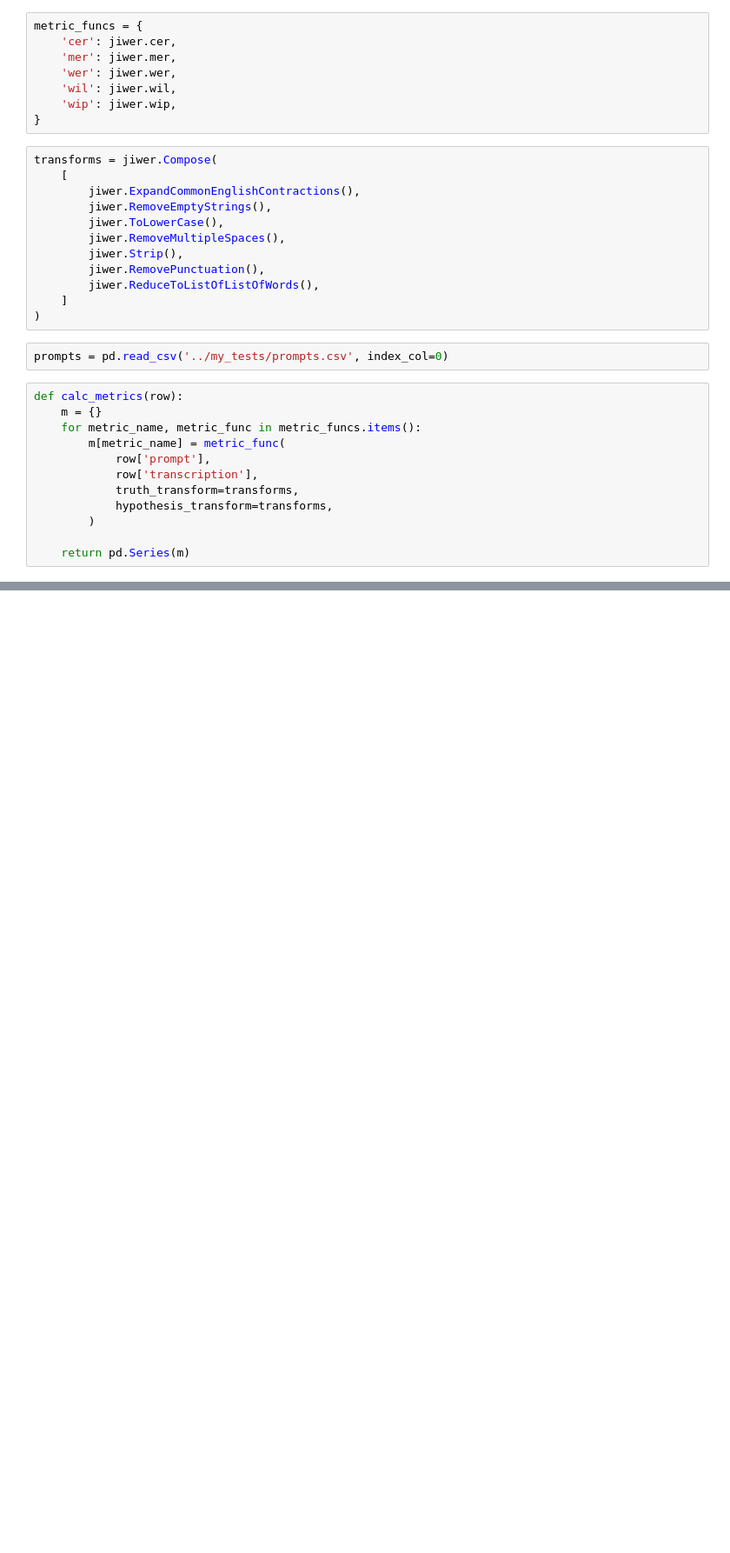
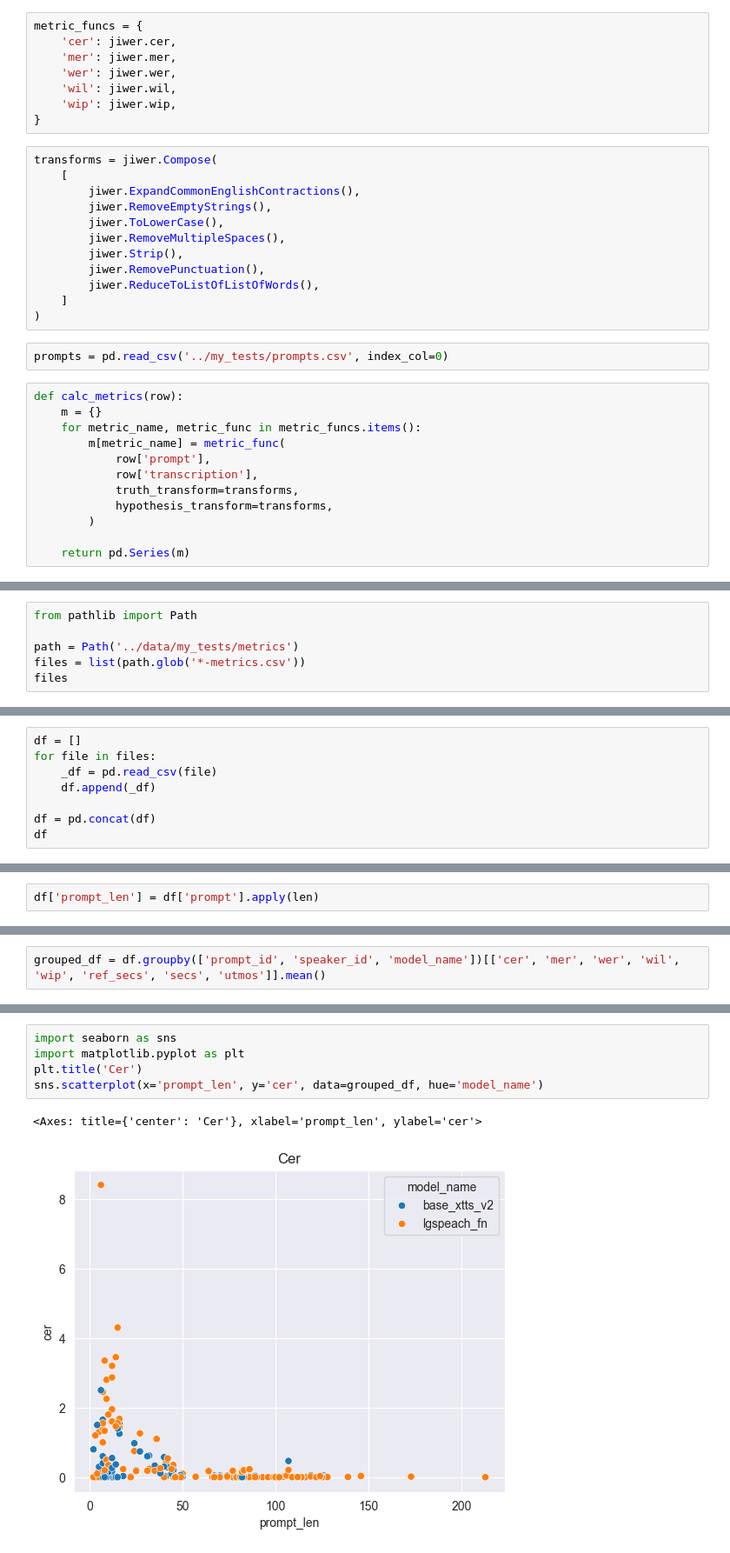
Before and after one commit to BirdWithDreams/diploma, a Jupyter notebook: my_scripts/metrics.ipynb, the cells around one changed output, grey strips where cells are left out. Shown: that part at 87% size. Cells and saved outputs as stored; diff of their text form; blank space fills up the shorter version.

Commit message:
Added metrics processing example

```diff
--- a/my_scripts/metrics.ipynb
+++ b/my_scripts/metrics.ipynb
@@ -489,0 +47,6 @@ Audio(wav, rate=24000)
+# %%
+from pathlib import Path
+
+path = Path('../data/my_tests/metrics')
+files = list(path.glob('*-metrics.csv'))
+files
@@ -489,0 +59,8 @@ Audio(wav, rate=24000)
+# %%
+df = []
+for file in files:
+    _df = pd.read_csv(file)
+    df.append(_df)
+
+df = pd.concat(df)
+df
@@ -489,0 +85,2 @@ Audio(wav, rate=24000)
+# %%
+df['prompt_len'] = df['prompt'].apply(len)
@@ -489,0 +89,2 @@ Audio(wav, rate=24000)
+# %%
+grouped_df = df.groupby(['prompt_id', 'speaker_id', 'model_name'])[['cer', 'mer', 'wer', 'wil', 'wip', 'ref_secs', 'secs', 'utmos']].mean()
@@ -489,0 +129,8 @@ Audio(wav, rate=24000)
+# %%
+import seaborn as sns
+import matplotlib.pyplot as plt
+plt.title('Cer')
+sns.scatterplot(x='prompt_len', y='cer', data=grouped_df, hue='model_name')
+# %% [output]
+<Axes: title={'center': 'Cer'}, xlabel='prompt_len', ylabel='cer'>
+[figure, added]
```
Also changed, not shown: parts of 61 cells of this notebook.
